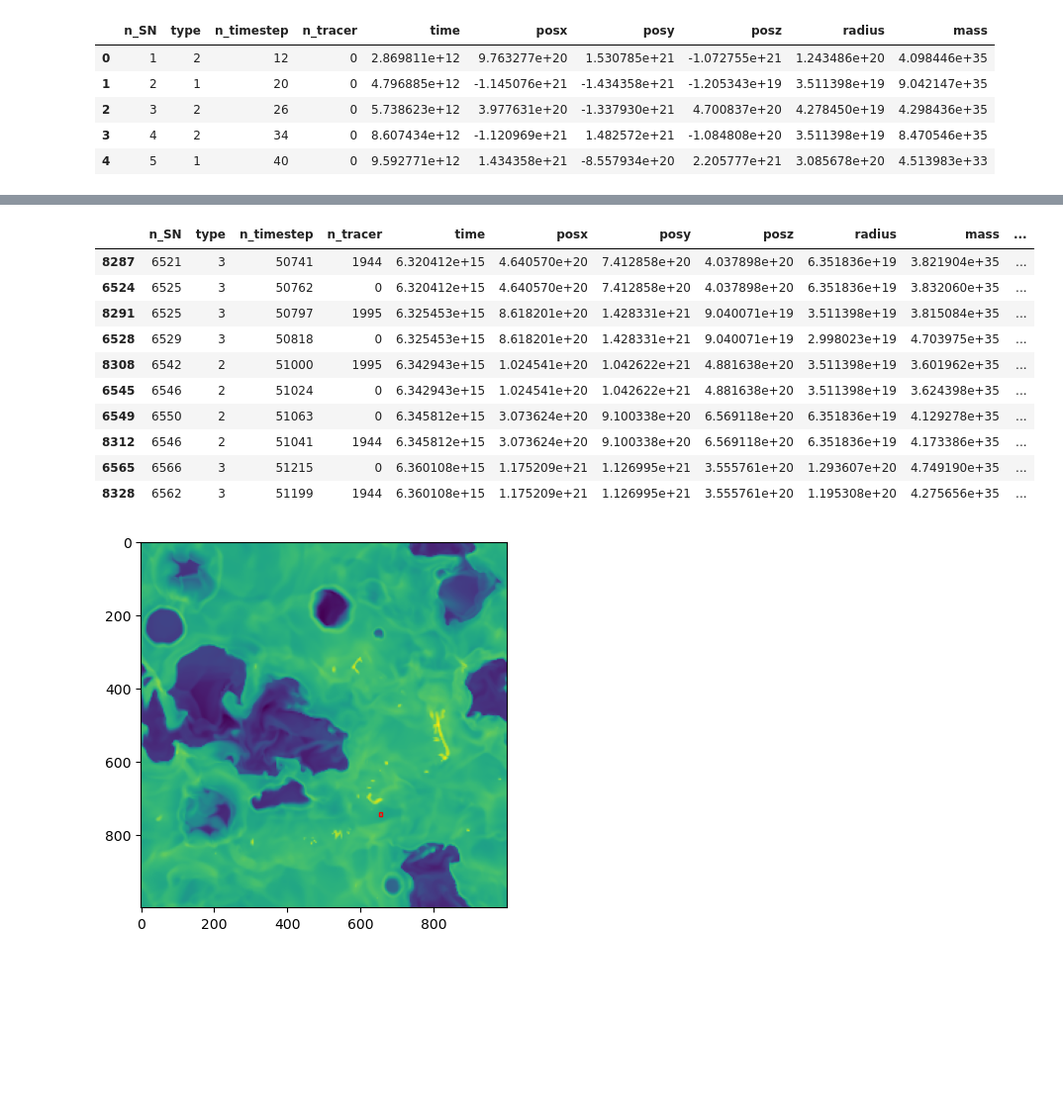
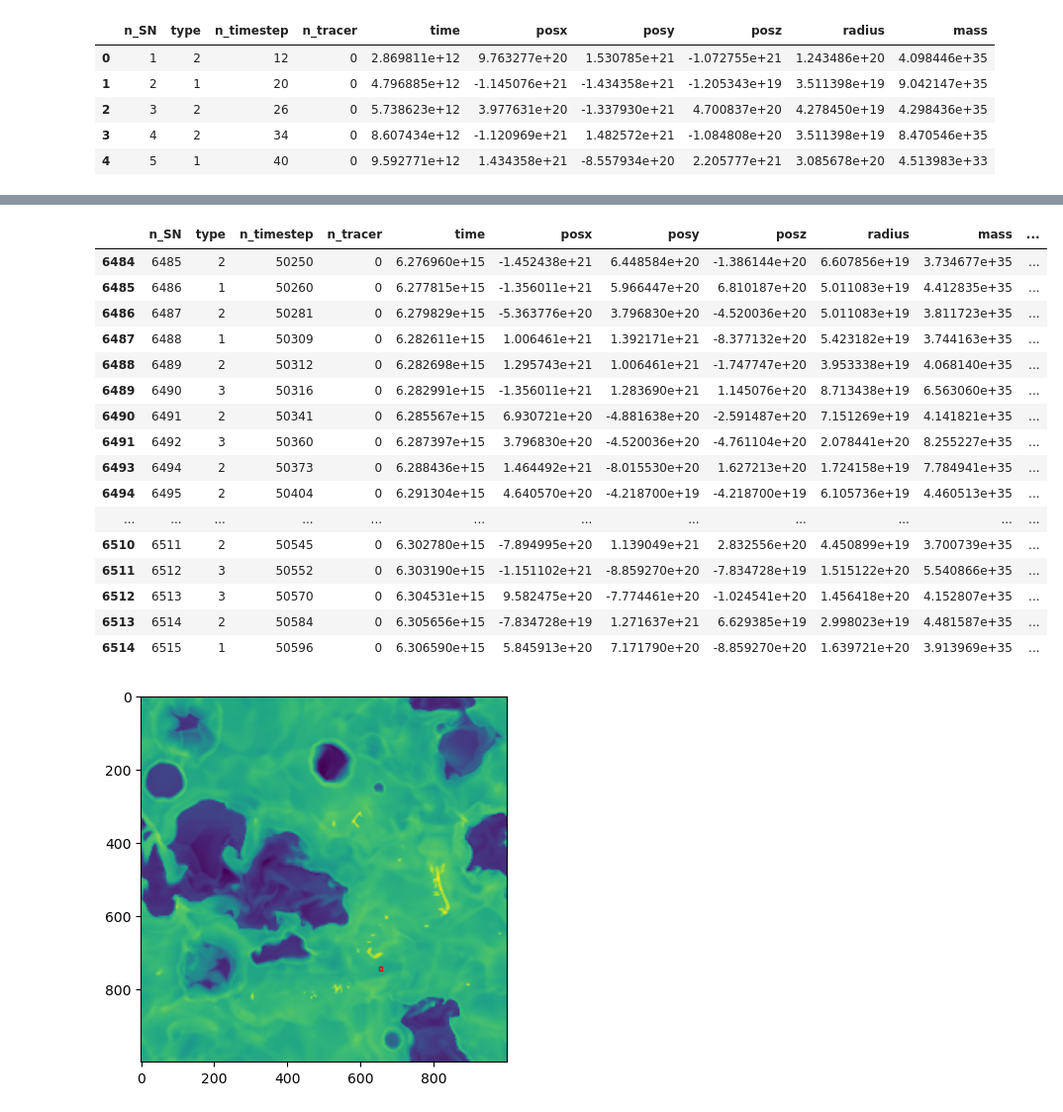
Before and after one commit to Joycelyn-Chen/Astro-Phase-Diagram, a Jupyter notebook: Scripts/tracing_SN_events.ipynb, the cells around one changed output, grey strips where cells are left out. Shown at 99% size. Drawn from its saved outputs; the diff is of its cells as text; code cells hidden in the pictures; blank space fills up the shorter version.

```diff
--- a/Scripts/tracing_SN_events.ipynb
+++ b/Scripts/tracing_SN_events.ipynb
@@ -68,7 +68,7 @@ dat_file_root = "/home/joy0921/Desktop/Dataset/SNfeedback"
 # Mac
 # dat_file_root = "/Users/joycelynchen/Desktop/UBC/Research/Program/AstroSegTrack/Data/SNfeedback"
 
-dat_files = glob(os.path.join(dat_file_root, "*.dat"))
+# dat_files = glob(os.path.join(dat_file_root, "*.dat"))
 dat_files = ["/home/joy0921/Desktop/Dataset/SNfeedback/SNfeedback.dat"]
 
 
@@ -95,6 +95,7 @@ for dat_file in dat_files:
     df['radius'] = pd.to_numeric(df['radius'],errors='coerce')
     df['mass'] = pd.to_numeric(df['mass'],errors='coerce')
     all_data = pd.concat([all_data, df], ignore_index=True)
+    all_data = all_data.drop(df[df['n_tracer'] != 0].index)
 
 all_data.head()
 # %% [output]
@@ -138,7 +139,7 @@ def cm2pc(cm):
 
 # filter the DataFrame
 def filter_data(df, range_coord):
-    return df[(df['posx_pc'] > range_coord[0]) & (df['posx_pc'] < range_coord[0] + range_coord[2]) & (df['posy_pc'] > range_coord[1]) & (df['posy_pc'] < range_coord[1] + range_coord[3]) & (df['posz_pc'] > range_coord[4] & (df['posz_pc'] < range_coord[5]))]
+    return df[(df['posx_pc'] > range_coord[0]) & (df['posx_pc'] < range_coord[0] + range_coord[2]) & (df['posy_pc'] > range_coord[1]) & (df['posy_pc'] < range_coord[1] + range_coord[3]) & (df['posz_pc'] > range_coord[4]) & (df['posz_pc'] < range_coord[5])]
 
 def pc2pixel(pc):
     return (pc * 8) / 10
@@ -187,2 +188,2 @@ low_x0, low_y0 = low_x0 - 500, low_y0 - 500
 # %%
-low_x0, low_y0, low_w, low_h, bottom_z, top_z
+low_x0, low_y0, low_w, low_h, bottom_z, top_z = -500, -500, 1000, 1000, -500, 500
@@ -191,27 +190,34 @@ low_x0, low_y0, low_w, low_h, bottom_z, top_z
 # %%
-start_yr = 200
-end_yr = 202
+start_yr = 199
+end_yr = 200
 
 # Filter data based on specified conditions
 filtered_data = filter_data(all_data[(all_data['time_Myr'] >= start_yr) & (all_data['time_Myr'] <= end_yr)],
                             (low_x0, low_y0, low_w, low_h, bottom_z, top_z))
 # filtered_data = filter_data(all_data[(all_data['time_Myr'] >= start_yr) & (all_data['time_Myr'] <= end_yr)], (-92, -101, 50, 50, -400, 400))
 
 
 # Print the resulting DataFrame
 filtered_data
+# filtered_data.iloc[0]["posx_pc"]
 # %% [output]
 |  | n_SN | type | n_timestep | n_tracer | time | posx | posy | posz | radius | mass | ... |
-| 8287 | 6521 | 3 | 50741 | 1944 | 6.320412e+15 | 4.640570e+20 | 7.412858e+20 | 4.037898e+20 | 6.351836e+19 | 3.821904e+35 | ... |
-| 6524 | 6525 | 3 | 50762 | 0 | 6.320412e+15 | 4.640570e+20 | 7.412858e+20 | 4.037898e+20 | 6.351836e+19 | 3.832060e+35 | ... |
-| 8291 | 6525 | 3 | 50797 | 1995 | 6.325453e+15 | 8.618201e+20 | 1.428331e+21 | 9.040071e+19 | 3.511398e+19 | 3.815084e+35 | ... |
-| 6528 | 6529 | 3 | 50818 | 0 | 6.325453e+15 | 8.618201e+20 | 1.428331e+21 | 9.040071e+19 | 2.998023e+19 | 4.703975e+35 | ... |
-| 8308 | 6542 | 2 | 51000 | 1995 | 6.342943e+15 | 1.024541e+20 | 1.042622e+21 | 4.881638e+20 | 3.511398e+19 | 3.601962e+35 | ... |
-| 6545 | 6546 | 2 | 51024 | 0 | 6.342943e+15 | 1.024541e+20 | 1.042622e+21 | 4.881638e+20 | 3.511398e+19 | 3.624398e+35 | ... |
-| 6549 | 6550 | 2 | 51063 | 0 | 6.345812e+15 | 3.073624e+20 | 9.100338e+20 | 6.569118e+20 | 6.351836e+19 | 4.129278e+35 | ... |
-| 8312 | 6546 | 2 | 51041 | 1944 | 6.345812e+15 | 3.073624e+20 | 9.100338e+20 | 6.569118e+20 | 6.351836e+19 | 4.173386e+35 | ... |
-| 6565 | 6566 | 3 | 51215 | 0 | 6.360108e+15 | 1.175209e+21 | 1.126995e+21 | 3.555761e+20 | 1.293607e+20 | 4.749190e+35 | ... |
-| 8328 | 6562 | 3 | 51199 | 1944 | 6.360108e+15 | 1.175209e+21 | 1.126995e+21 | 3.555761e+20 | 1.195308e+20 | 4.275656e+35 | ... |
+| 6484 | 6485 | 2 | 50250 | 0 | 6.276960e+15 | -1.452438e+21 | 6.448584e+20 | -1.386144e+20 | 6.607856e+19 | 3.734677e+35 | ... |
+| 6485 | 6486 | 1 | 50260 | 0 | 6.277815e+15 | -1.356011e+21 | 5.966447e+20 | 6.810187e+20 | 5.011083e+19 | 4.412835e+35 | ... |
+| 6486 | 6487 | 2 | 50281 | 0 | 6.279829e+15 | -5.363776e+20 | 3.796830e+20 | -4.520036e+20 | 5.011083e+19 | 3.811723e+35 | ... |
+| 6487 | 6488 | 1 | 50309 | 0 | 6.282611e+15 | 1.006461e+21 | 1.392171e+21 | -8.377132e+20 | 5.423182e+19 | 3.744163e+35 | ... |
+| 6488 | 6489 | 2 | 50312 | 0 | 6.282698e+15 | 1.295743e+21 | 1.006461e+21 | -1.747747e+20 | 3.953338e+19 | 4.068140e+35 | ... |
+| 6489 | 6490 | 3 | 50316 | 0 | 6.282991e+15 | -1.356011e+21 | 1.283690e+21 | 1.145076e+20 | 8.713438e+19 | 6.563060e+35 | ... |
+| 6490 | 6491 | 2 | 50341 | 0 | 6.285567e+15 | 6.930721e+20 | -4.881638e+20 | -2.591487e+20 | 7.151269e+19 | 4.141821e+35 | ... |
+| 6491 | 6492 | 3 | 50360 | 0 | 6.287397e+15 | 3.796830e+20 | -4.520036e+20 | -4.761104e+20 | 2.078441e+20 | 8.255227e+35 | ... |
+| 6493 | 6494 | 2 | 50373 | 0 | 6.288436e+15 | 1.464492e+21 | -8.015530e+20 | 1.627213e+20 | 1.724158e+19 | 7.784941e+35 | ... |
+| 6494 | 6495 | 2 | 50404 | 0 | 6.291304e+15 | 4.640570e+20 | -4.218700e+19 | -4.218700e+19 | 6.105736e+19 | 4.460513e+35 | ... |
+| ... | ... | ... | ... | ... | ... | ... | ... | ... | ... | ... | ... |
+| 6510 | 6511 | 2 | 50545 | 0 | 6.302780e+15 | -7.894995e+20 | 1.139049e+21 | 2.832556e+20 | 4.450899e+19 | 3.700739e+35 | ... |
+| 6511 | 6512 | 3 | 50552 | 0 | 6.303190e+15 | -1.151102e+21 | -8.859270e+20 | -7.834728e+19 | 1.515122e+20 | 5.540866e+35 | ... |
+| 6512 | 6513 | 3 | 50570 | 0 | 6.304531e+15 | 9.582475e+20 | -7.774461e+20 | -1.024541e+20 | 1.456418e+20 | 4.152807e+35 | ... |
+| 6513 | 6514 | 2 | 50584 | 0 | 6.305656e+15 | -7.834728e+19 | 1.271637e+21 | 6.629385e+19 | 2.998023e+19 | 4.481587e+35 | ... |
+| 6514 | 6515 | 1 | 50596 | 0 | 6.306590e+15 | 5.845913e+20 | 7.171790e+20 | -8.859270e+20 | 1.639721e+20 | 3.913969e+35 | ... |
 # %%
 # figuring out the correct z coordinate
 obj['flash', 'z'][500,500,130].to('pc')
```
Also changed, not shown: parts of 4 cells of this notebook, 1 other file.
